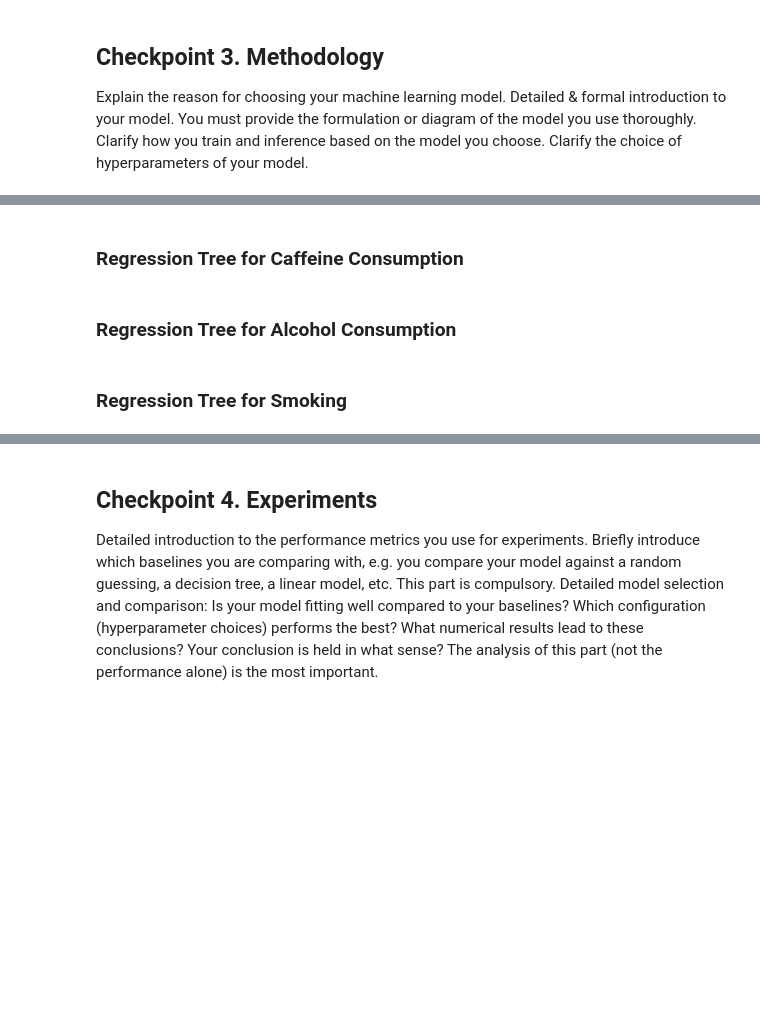
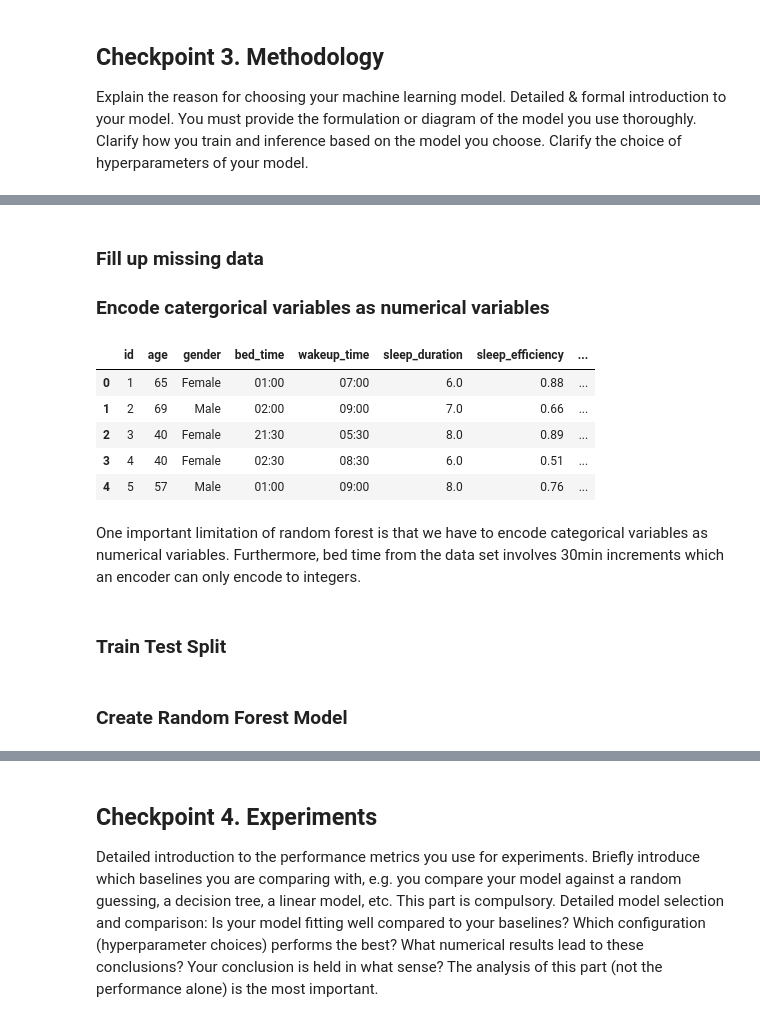
Before and after one commit to JeremyCEY/DSAI-Project, a Jupyter notebook: project.ipynb, the cells around one changed output, grey strips where cells are left out. Cells and saved outputs as stored; diff of their text form; code cells hidden in the pictures; blank space fills up the shorter version.

Commit message:
Random Forest Implementation

```diff
--- a/project.ipynb
+++ b/project.ipynb
@@ -522,6 +478,33 @@ def regresssion(predictor, response):
-# %% [markdown]
-### Regression Tree for Caffeine Consumption
-# %% [markdown]
-### Regression Tree for Alcohol Consumption
-# %% [markdown]
-### Regression Tree for Smoking
+# %% [markdown]
+### Fill up missing data
+### Encode catergorical variables as numerical variables
+# %%
+#Fill up missing data
+mean_caffeine = ds_filled['caffeine_consumption'].mean()
+ds_filled['caffeine_consumption'].fillna(value=mean_caffeine, inplace=True)
+
+mean_alcohol = ds_filled['alcohol_consumption'].mean()
+ds_filled['alcohol_consumption'].fillna(value=mean_alcohol, inplace=True)
+
+mean_exercise = ds_filled['exercise_frequency'].mean()
+ds_filled['exercise_frequency'].fillna(value=mean_exercise, inplace=True)
+
+#Encode categorical variables(bed_time and smoking_status) as numerical variables
+ds_filled['bed_time_edited'] = ds_filled['bed_time'].apply(lambda x: datetime.strptime(x, '%H:%M').hour)
+encoder = OrdinalEncoder(categories=[range(0, 24)])
+ds_filled['bed_time_encoded'] = encoder.fit_transform(ds_filled[['bed_time_edited']])
+
+#Change smoking status from Yes or No to 1 or 0
+ds_filled['smoking']=ds_filled['smoking_status'].apply(lambda x:1 if x=='Yes' else 0)
+ds_filled.head()
+# %% [output]
+|  | id | age | gender | bed_time | wakeup_time | sleep_duration | sleep_efficiency | ... |
+| 0 | 1 | 65 | Female | 01:00 | 07:00 | 6.0 | 0.88 | ... |
+| 1 | 2 | 69 | Male | 02:00 | 09:00 | 7.0 | 0.66 | ... |
+| 2 | 3 | 40 | Female | 21:30 | 05:30 | 8.0 | 0.89 | ... |
+| 3 | 4 | 40 | Female | 02:30 | 08:30 | 6.0 | 0.51 | ... |
+| 4 | 5 | 57 | Male | 01:00 | 09:00 | 8.0 | 0.76 | ... |
+# %% [markdown]
+One important limitation of random forest is that we have to encode categorical variables as numerical variables. Furthermore, bed time from the data set involves 30min increments which an encoder can only encode to integers.
+# %% [markdown]
+### Train Test Split
@@ -527,0 +516,2 @@ def regresssion(predictor, response):
+# %% [markdown]
+### Create Random Forest Model
```
Also changed, not shown: parts of 26 cells of this notebook.
